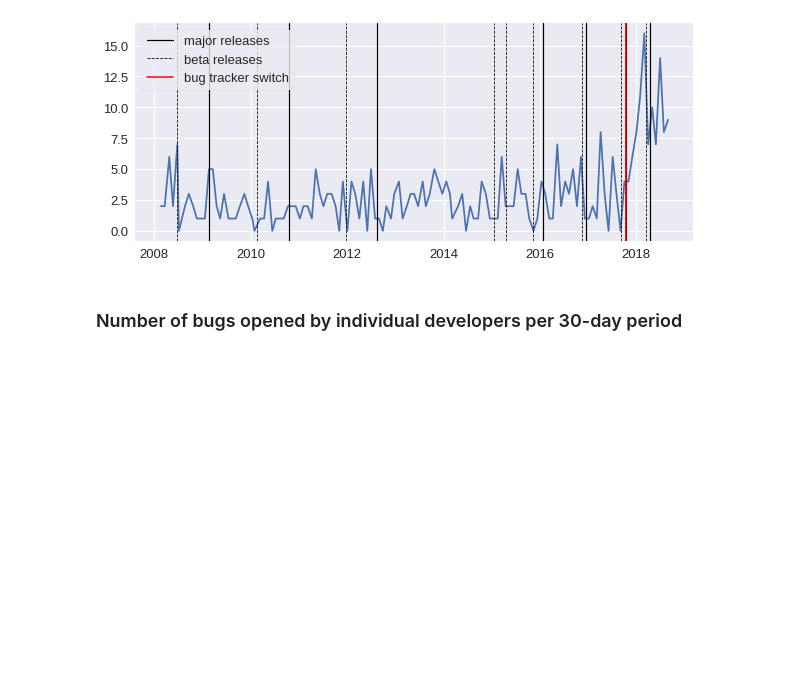
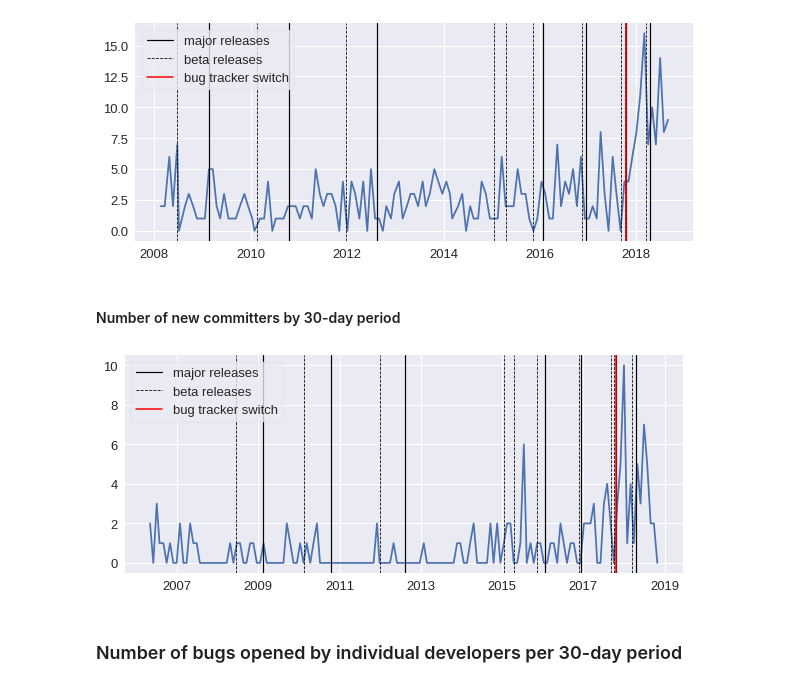
Before and after one commit to Zimmi48/impact-of-switching-bug-trackers, a Jupyter notebook: analysis/GitHub_migration.ipynb, the cells around one changed output. Cells and saved outputs as stored; diff of their text form; code cells hidden in the pictures; blank space fills up the shorter version.

```diff
--- a/analysis/GitHub_migration.ipynb
+++ b/analysis/GitHub_migration.ipynb
@@ -947,6 +1038,18 @@ def local():
 local()
 # %% [output]
 [figure]
+# %% [markdown]
+#### Number of new committers by 30-day period
+# %%
+def local():
+
+  plt.plot(commits_30D['new'],label='')
+  release_vertical_lines()
+  plt.legend(loc='upper left')
+
+local()
+# %% [output]
+[figure, added]
 # %% [markdown]
 ### Number of bugs opened by individual developers per 30-day period
 # %%
```
Also changed, not shown: parts of 20 cells of this notebook.
